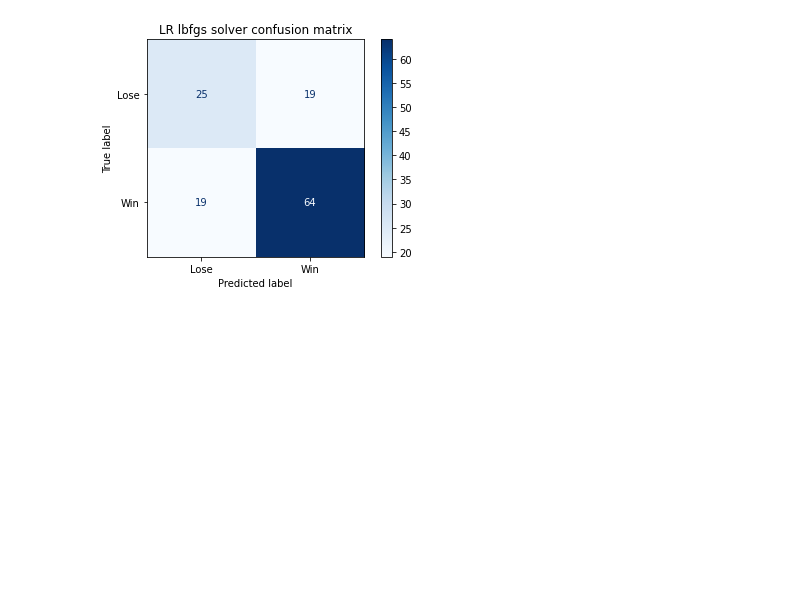
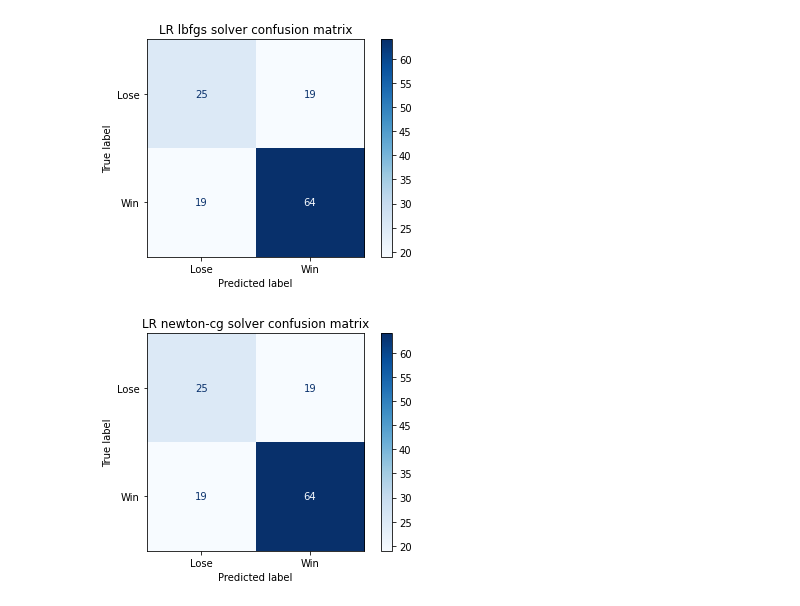
Before and after one commit to JoseRuizCasado/GamePredictionModelEvaluation, a Jupyter notebook: GamePrediction.ipynb, the cells around one changed output. Drawn from its saved outputs; the diff is of its cells as text; code cells hidden in the pictures; blank space fills up the shorter version.

Commit message:
All confusion matrices added.

```diff
--- a/GamePrediction.ipynb
+++ b/GamePrediction.ipynb
@@ -263,4 +263,8 @@ ind: [0 1 2 3 4 5 6 7 8 9] Mean: (10,), sv (10,)
 # %% [markdown]
 ## Confusion Matrices
 For each model we generate a confusion matrix.
+# %%
+x_train, x_test, y_train, y_test = train_test_split(X, Y, test_size=0.2, random_state=0)
+
+display_labels = ['Lose', 'Win']
 # %%
@@ -274,3 +274,10 @@ plt.savefig('models-study-figures/lr-lbfgs.png')
 plt.show()
 # %% [output]
 [figure]
+# %%
+plot_confusion_matrix(LR_newton_cg, x_test, y_test, display_labels=display_labels, cmap=plt.cm.Blues, normalize=None)
+plt.title('LR newton-cg solver confusion matrix')
+plt.savefig('models-study-figures/lr-newton-cg.png')
+plt.show()
+# %% [output]
+[figure, added]
```
Also changed, not shown: parts of 11 cells of this notebook, 9 other files.
